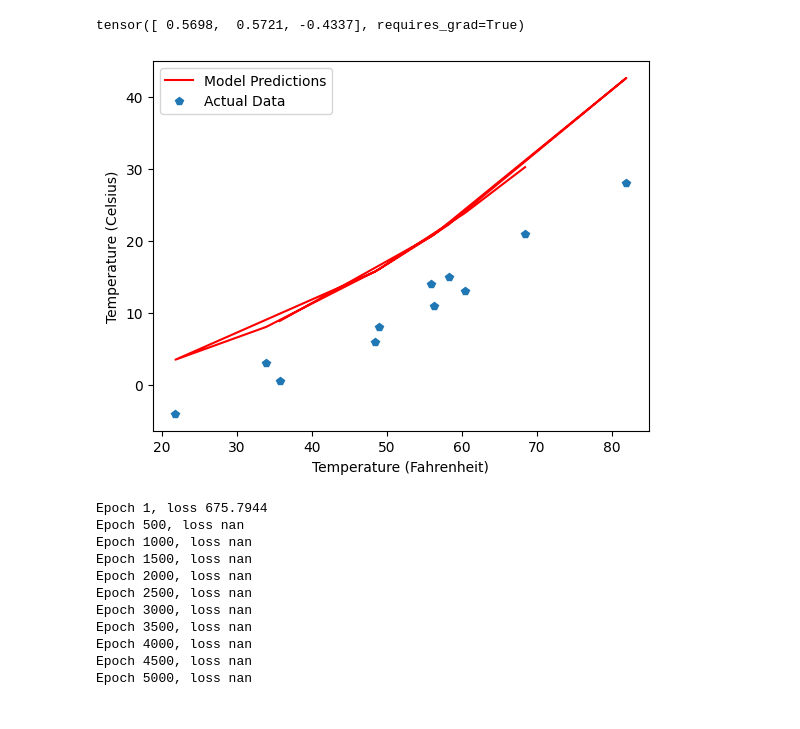
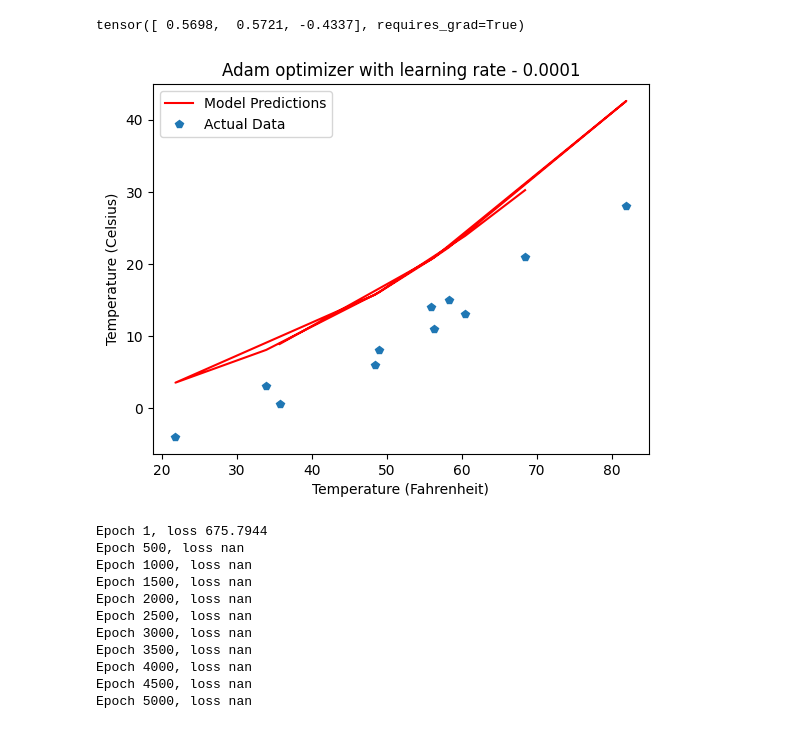
Before and after one commit to Dhanush-adk/machine_learning, a Jupyter notebook: assignment_5/assignment_5.ipynb, the cells around one changed output. Cells and saved outputs as stored; diff of their text form; code cells hidden in the pictures.

```diff
--- a/assignment_5/assignment_5.ipynb
+++ b/assignment_5/assignment_5.ipynb
@@ -234,25 +240,26 @@ tensor([ 0.5698,  0.5721, -0.4337], requires_grad=True)
 # %%
 t_p = model(t_un, *params)
 
 plt.figure()
 
 # Set labels for the axes
 plt.xlabel('Temperature (Fahrenheit)')
 plt.ylabel('Temperature (Celsius)')
 
 # Plot the model's predictions in peachpuff color
 plt.plot(t_u.numpy(), t_p.detach().numpy(), color='red', label='Model Predictions')
 
 # Plot the actual data as points
 plt.plot(t_u.numpy(), t_c.numpy(), 'p', label='Actual Data')
+plt.title("Adam optimizer with learning rate - 0.0001")
 
 # Add a legend to the plot
 plt.legend()
 
 # Show the plot
 plt.show()
 # %% [output]
-[figure, old version]
+[figure, new version]
 # %%
 t_un = 0.1 * t_u
 params = torch.tensor([1.0,1.0,0.0], requires_grad=True)
```
Also changed, not shown: parts of 80 cells of this notebook.
